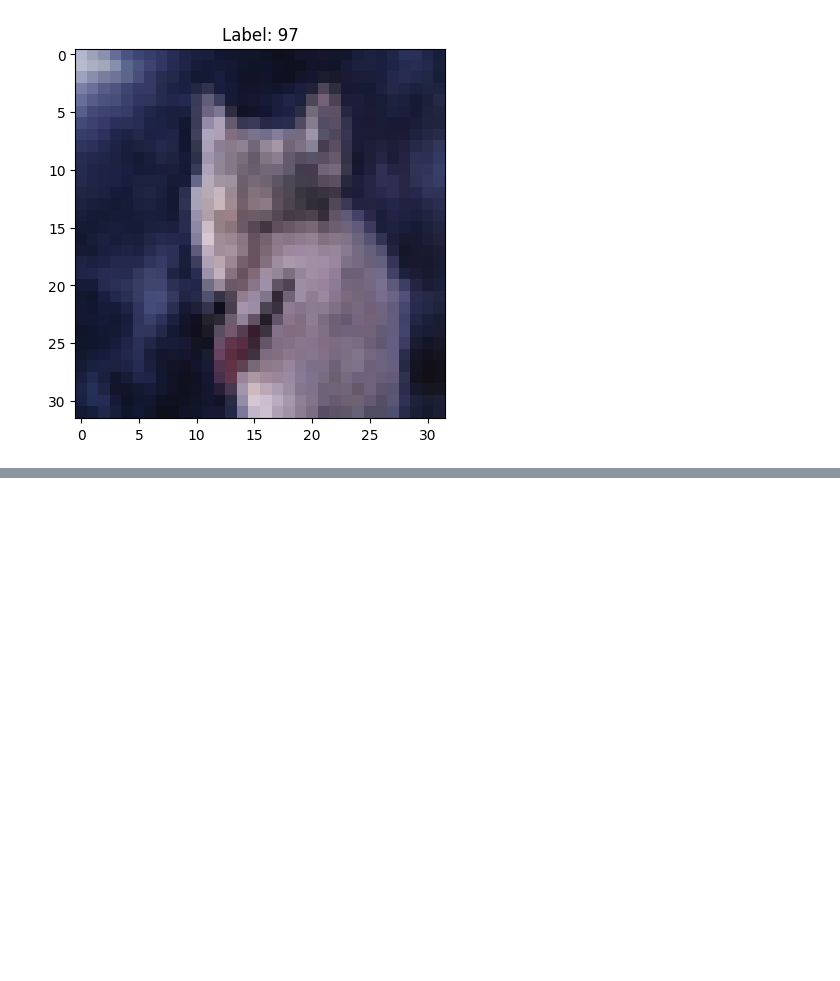
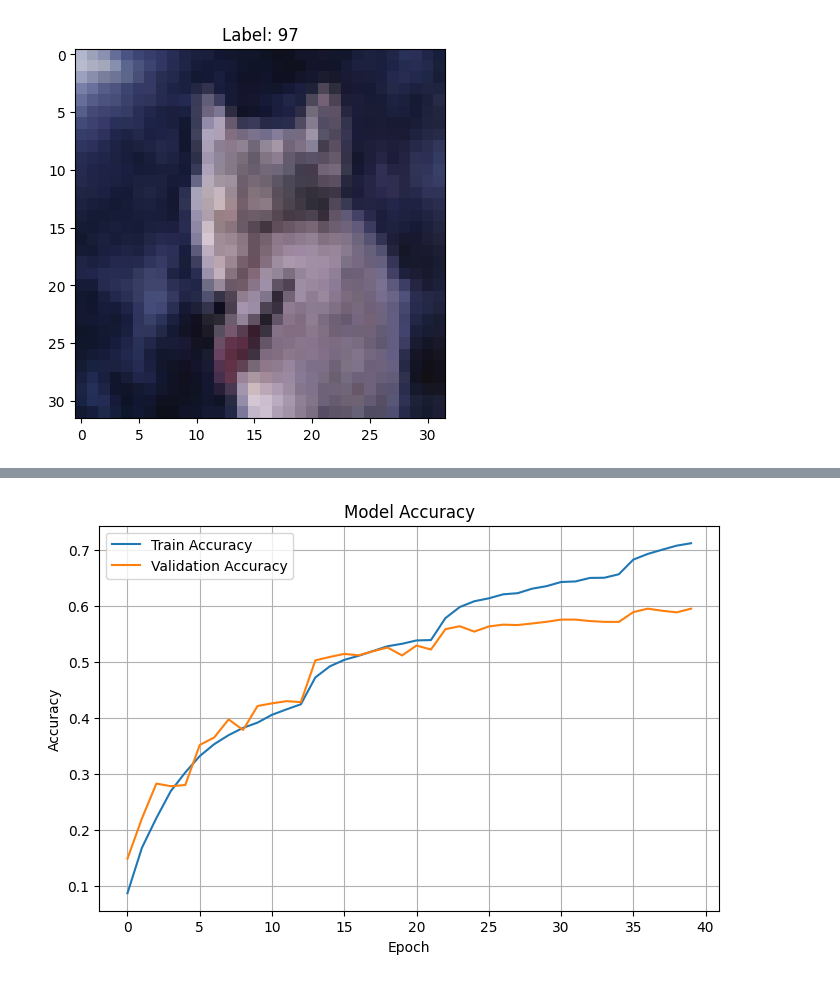
Before and after one commit to minhnhatmai/AIGC550_Advanced_Deep_Learning_Lab06_CNN, a Jupyter notebook: MinhNhat_Mai_Lab06.ipynb, the cells around one changed output, grey strips where cells are left out. Drawn from its saved outputs; the diff is of its cells as text; code cells hidden in the pictures; blank space fills up the shorter version.

```diff
--- a/MinhNhat_Mai_Lab06.ipynb
+++ b/MinhNhat_Mai_Lab06.ipynb
@@ -270,0 +301,6 @@ Training history table with plots saved as 'training_history_table_with_specs_20
+# %%
+from IPython.display import Image, display
+
+display(Image(filename='Model accuracy 5x5.png'))
+# %% [output]
+[figure, added]
```
Also changed, not shown: parts of 9 cells of this notebook, 6 other files.
